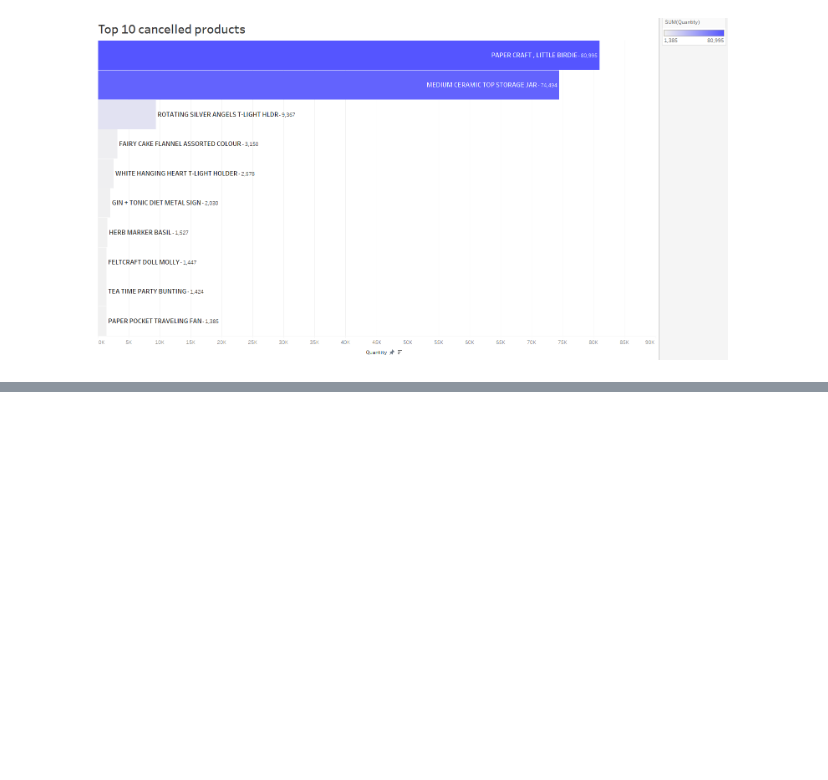
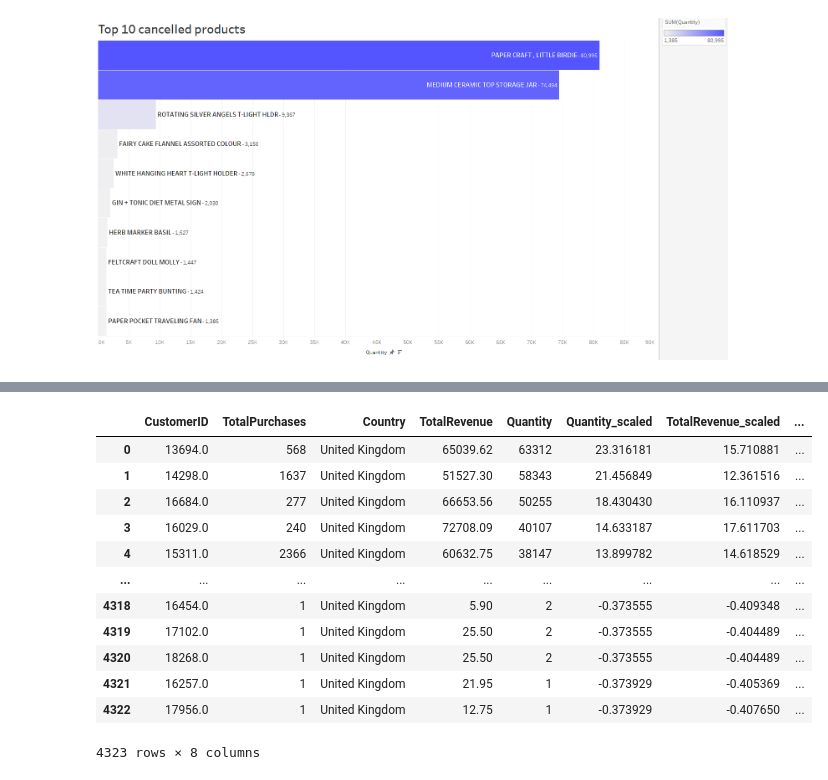
Before and after one commit to rajdeepmondal1/customer-segmentation, a Jupyter notebook: Customer_Segmentation_Arpan_+_Rajdeep.ipynb, the cells around one changed output, grey strips where cells are left out. Cells and saved outputs as stored; diff of their text form; code cells hidden in the pictures; blank space fills up the shorter version.

```diff
--- a/Customer_Segmentation_Arpan_+_Rajdeep.ipynb
+++ b/Customer_Segmentation_Arpan_+_Rajdeep.ipynb
@@ -660,0 +845,20 @@ a_updated_quantity.to_csv('top_10_cancelled_items_by_quantity.csv')
+# %%
+scaler = StandardScaler()
+df_removed_outliers['Quantity_scaled'] = scaler.fit_transform(df_removed_outliers[["Quantity"]])
+df_removed_outliers['TotalRevenue_scaled'] = scaler.fit_transform(df_removed_outliers[["TotalRevenue"]])
+df_removed_outliers['TotalPurchases_scaled'] = scaler.fit_transform(df_removed_outliers[["TotalPurchases"]])
+df_removed_outliers
+# %% [output]
+|  | CustomerID | TotalPurchases | Country | TotalRevenue | Quantity | Quantity_scaled | TotalRevenue_scaled | ... |
+| 0 | 13694.0 | 568 | United Kingdom | 65039.62 | 63312 | 23.316181 | 15.710881 | ... |
+| 1 | 14298.0 | 1637 | United Kingdom | 51527.30 | 58343 | 21.456849 | 12.361516 | ... |
+| 2 | 16684.0 | 277 | United Kingdom | 66653.56 | 50255 | 18.430430 | 16.110937 | ... |
+| 3 | 16029.0 | 240 | United Kingdom | 72708.09 | 40107 | 14.633187 | 17.611703 | ... |
+| 4 | 15311.0 | 2366 | United Kingdom | 60632.75 | 38147 | 13.899782 | 14.618529 | ... |
+| ... | ... | ... | ... | ... | ... | ... | ... | ... |
+| 4318 | 16454.0 | 1 | United Kingdom | 5.90 | 2 | -0.373555 | -0.409348 | ... |
+| 4319 | 17102.0 | 1 | United Kingdom | 25.50 | 2 | -0.373555 | -0.404489 | ... |
+| 4320 | 18268.0 | 1 | United Kingdom | 25.50 | 2 | -0.373555 | -0.404489 | ... |
+| 4321 | 16257.0 | 1 | United Kingdom | 21.95 | 1 | -0.373929 | -0.405369 | ... |
+| 4322 | 17956.0 | 1 | United Kingdom | 12.75 | 1 | -0.373929 | -0.407650 | ... |
+4323 rows × 8 columns
```
Also changed, not shown: parts of 22 cells of this notebook.
